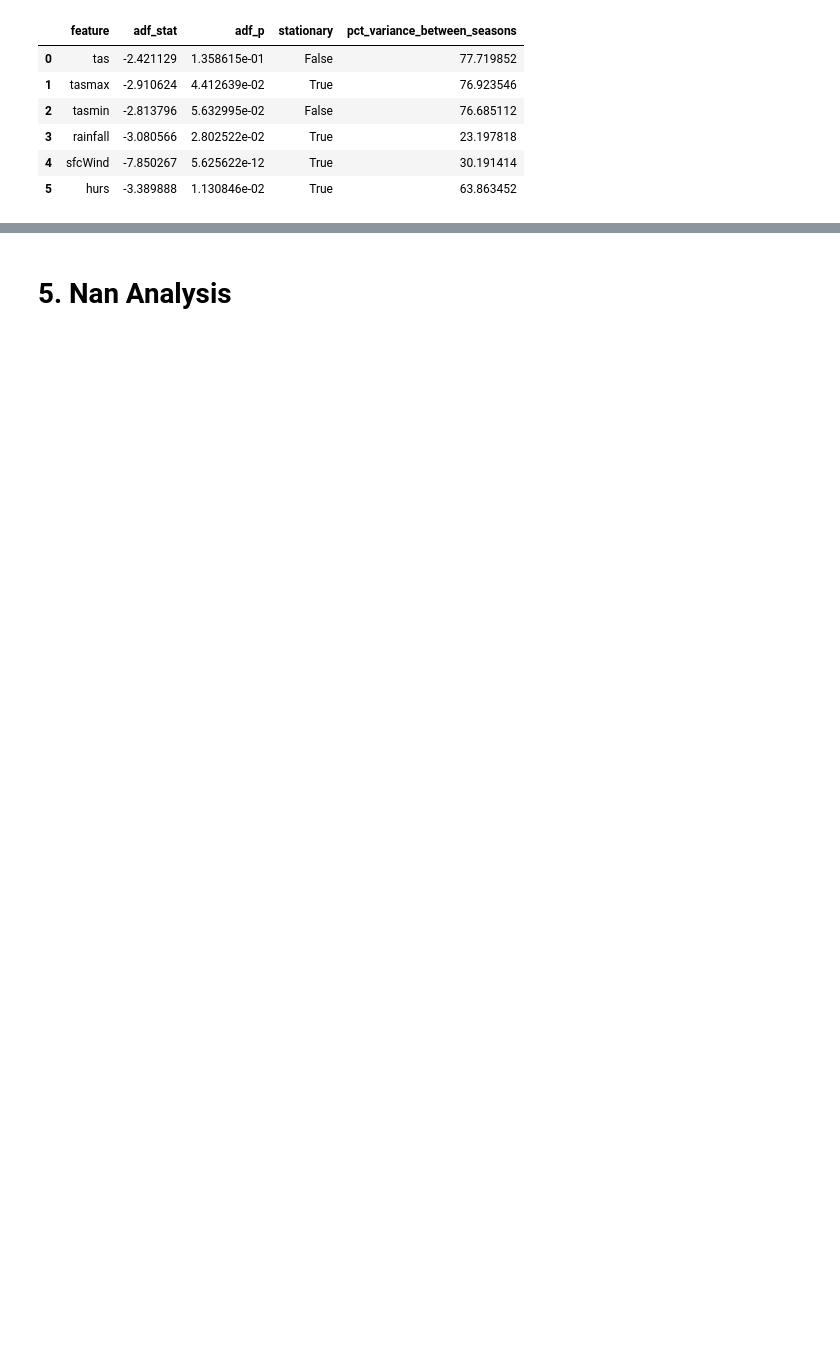
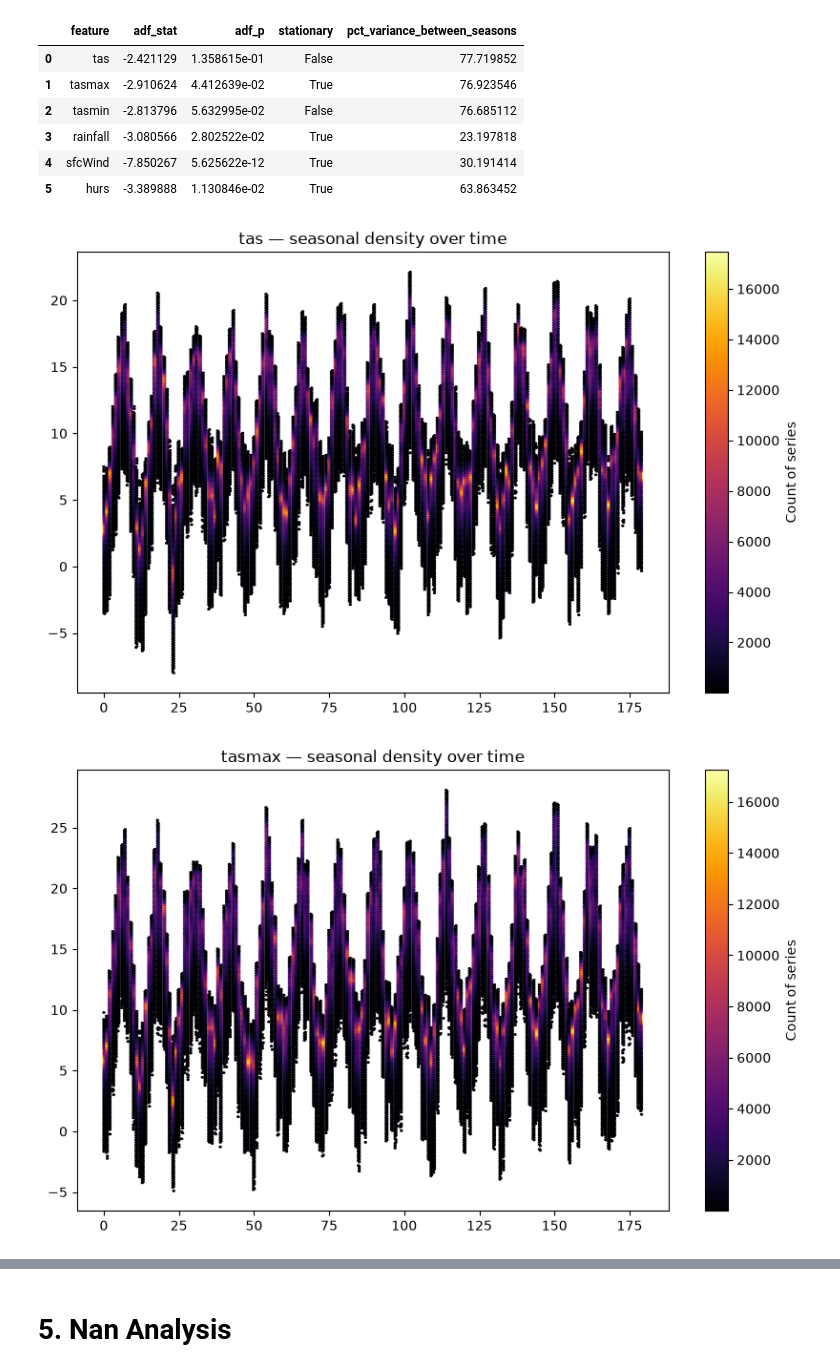
Before and after one commit to Racoo203/wildfire_risk_model, a Jupyter notebook: notebooks/01_eda.ipynb, the cells around one changed output, grey strips where cells are left out. Saved outputs shown, nothing was run; the diff lists cells and outputs as text; code cells hidden in the pictures; blank space fills up the shorter version.

```diff
--- a/notebooks/01_eda.ipynb
+++ b/notebooks/01_eda.ipynb
@@ -271,3 +267,17 @@ temporal_summary_df
 | 3 | rainfall | -3.080566 | 2.802522e-02 | True | 23.197818 |
 | 4 | sfcWind | -7.850267 | 5.625622e-12 | True | 30.191414 |
 | 5 | hurs | -3.389888 | 1.130846e-02 | True | 63.863452 |
+# %%
+haduk_builder = ClimateBuilder(cfg)
+
+for var in climate_vars:
+    var_arr = haduk_builder.eda_debug(var)   # (n_days, H, W)
+
+    plt.figure(figsize=(10, 6))
+    plt.hexbin(var_arr["time"], var_arr[var], gridsize=gridsize, cmap="inferno", mincnt=1)
+    plt.colorbar(label="Count of series")
+    plt.title(f"{var} — seasonal density over time")
+    plt.show()
+# %% [output]
+[figure, added]
+[figure, added]
```
Also changed, not shown: parts of 8 cells of this notebook, 14 other files.
